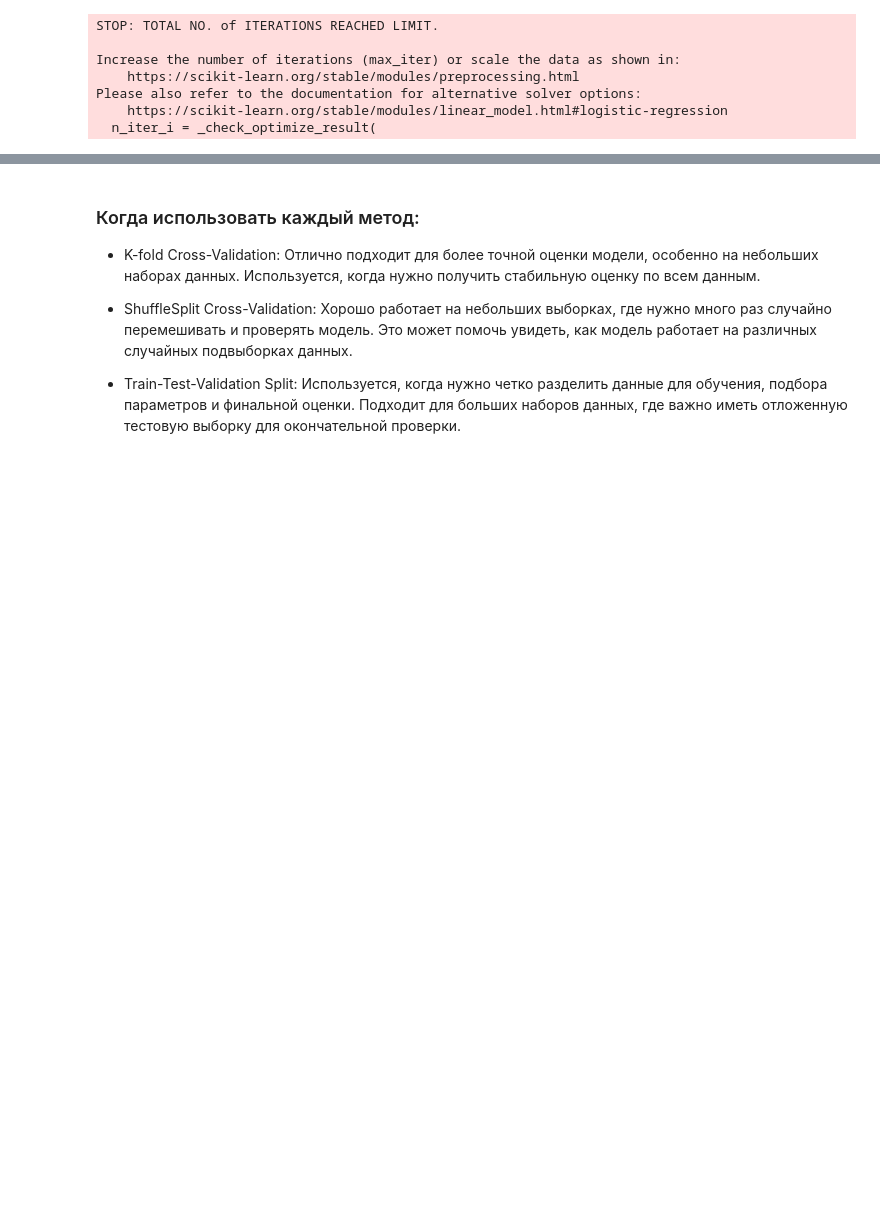
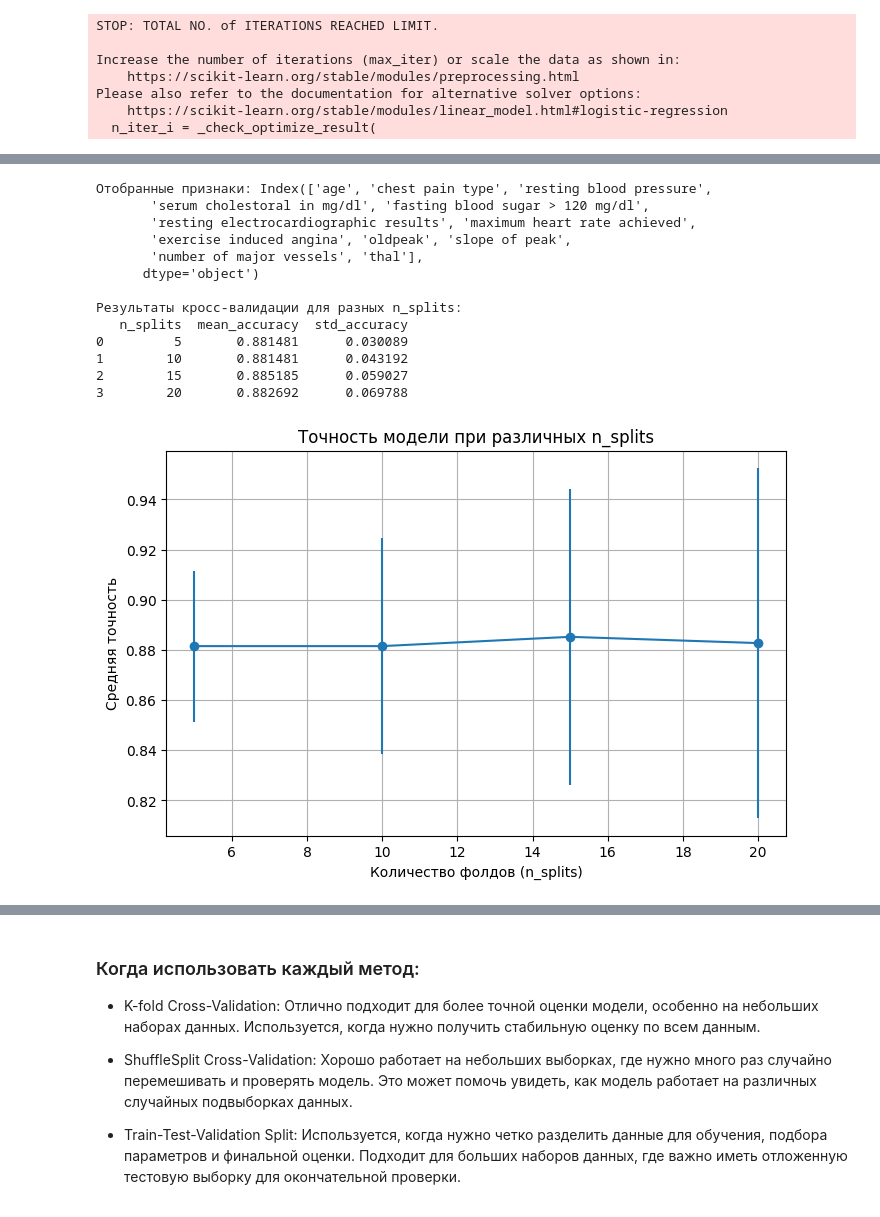
Before and after one commit to Lazar186/Borisovik, a Jupyter notebook: Копия_блокнота_"Практика_3_ipynb".ipynb, the cells around one changed output, grey strips where cells are left out. Cells and saved outputs as stored; diff of their text form; code cells hidden in the pictures; blank space fills up the shorter version.

```diff
--- a/Копия_блокнота_"Практика_3_ipynb".ipynb
+++ b/Копия_блокнота_"Практика_3_ipynb".ipynb
@@ -1050,0 +1169,66 @@ Please also refer to the documentation for alternative solver options:
+# %%
+# 1. Обучение модели с отбором признаков
+# Обучаем модель с L1-регуляризацией
+model_with_penalty = LogisticRegression(penalty='l1', solver='liblinear', max_iter=1000)
+model_with_penalty.fit(X_processed, Y)
+
+# Используем SelectFromModel для отбора признаков
+selector = SelectFromModel(model_with_penalty, prefit=True)
+X_selected = selector.transform(X_processed)
+
+# Отобранные признаки
+selected_features = X_processed.columns[selector.get_support()]
+
+print("Отобранные признаки:", selected_features)
+
+# 2. Настроим кросс-валидацию с разными n_splits
+n_splits_values = [5, 10, 15, 20]
+results = []
+
+for n_splits in n_splits_values:
+    # Инициализация StratifiedKFold для кросс-валидации
+    cv = StratifiedKFold(n_splits=n_splits, shuffle=True, random_state=42)
+
+    # Кросс-валидация с использованием логистической регрессии
+    model = LogisticRegression(penalty='l1', solver='liblinear', max_iter=1000)
+    cv_scores = cross_val_score(model, X_selected, Y, cv=cv, scoring='accuracy')
+
+    # Сохраняем результаты
+    results.append({
+        'n_splits': n_splits,
+        'mean_accuracy': np.mean(cv_scores),
+        'std_accuracy': np.std(cv_scores)
+    })
+
+# Преобразуем результаты в DataFrame для удобства
+results_df = pd.DataFrame(results)
+
+# Выводим результаты
+print("\nРезультаты кросс-валидации для разных n_splits:")
+print(results_df)
+
+# Визуализация точности для различных n_splits
+import matplotlib.pyplot as plt
+
+plt.figure(figsize=(8, 5))
+plt.errorbar(results_df['n_splits'], results_df['mean_accuracy'], yerr=results_df['std_accuracy'], fmt='-o')
+plt.title("Точность модели при различных n_splits")
+plt.xlabel("Количество фолдов (n_splits)")
+plt.ylabel("Средняя точность")
+plt.grid(True)
+plt.show()
+# %% [output]
+Отобранные признаки: Index(['age', 'chest pain type', 'resting blood pressure',
+       'serum cholestoral in mg/dl', 'fasting blood sugar > 120 mg/dl',
+       'resting electrocardiographic results', 'maximum heart rate achieved',
+       'exercise induced angina', 'oldpeak', 'slope of peak',
+       'number of major vessels', 'thal'],
+      dtype='object')
+
+Результаты кросс-валидации для разных n_splits:
+   n_splits  mean_accuracy  std_accuracy
+0         5       0.881481      0.030089
+1        10       0.881481      0.043192
+2        15       0.885185      0.059027
+3        20       0.882692      0.069788
+[figure, added]
```
Also changed, not shown: parts of 26 cells of this notebook.
